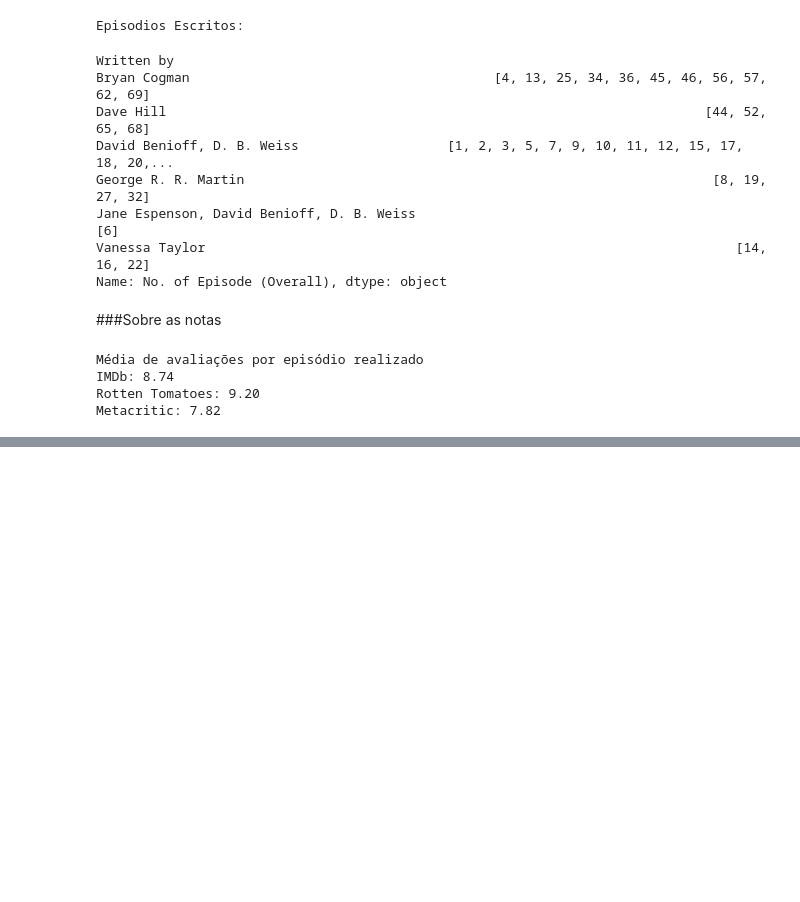
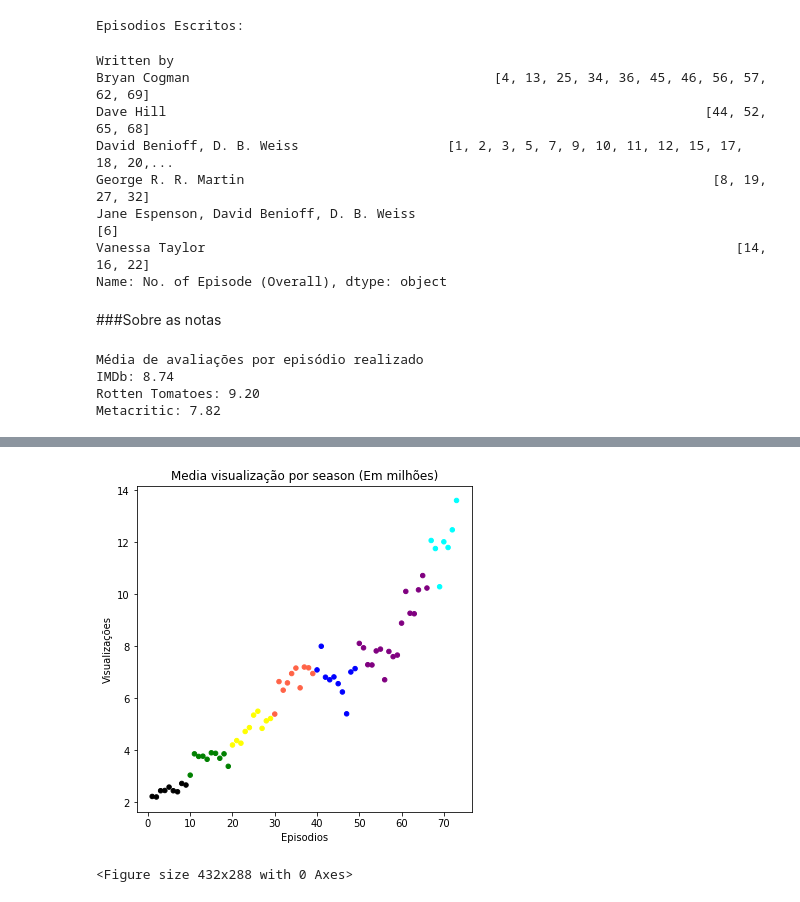
Before and after one commit to albertolunia/projeto-got, a Jupyter notebook: main/notebooks/edas/AlbertoHenrique.ipynb, the cells around one changed output, grey strips where cells are left out. Drawn from its saved outputs; the diff is of its cells as text; code cells hidden in the pictures; blank space fills up the shorter version.

```diff
--- a/main/notebooks/edas/AlbertoHenrique.ipynb
+++ b/main/notebooks/edas/AlbertoHenrique.ipynb
@@ -198,0 +260,35 @@ plt.show()
+# %%
+n_ep = db['No. of Episode (Overall)'].unique()
+viewers = db.groupby("No. of Episode (Overall)")["U.S. Viewers (Millions)"].mean()
+# %%
+def cor_do_ponto(valor: float) -> str:
+    if valor < 10:
+        return "black"
+    elif valor < 20:
+        return "green"
+    elif valor < 30:
+        return "yellow"
+    elif valor < 40:
+        return "tomato"
+    elif valor < 50:
+        return "blue"
+    elif valor < 67:
+        return "purple"
+    else:
+        return "aqua"
+
+db['Color'] = db['No. of Episode (Overall)'].apply(cor_do_ponto)
+# %%
+fig,ax = plt.subplots(figsize = (6,6))
+
+grafico = ax.scatter(n_ep, viewers, 20 , color = db['Color'])
+
+ax.set_title('Media visualização por season (Em milhões)')
+ax.set_ylabel('Visualizações')
+ax.set_xlabel('Episodios')
+
+plt.show()
+plt.savefig("Grafico 7")
+# %% [output]
+[figure, added]
+<Figure size 432x288 with 0 Axes>
```
Also changed, not shown: parts of 12 cells of this notebook, 9 other files.
